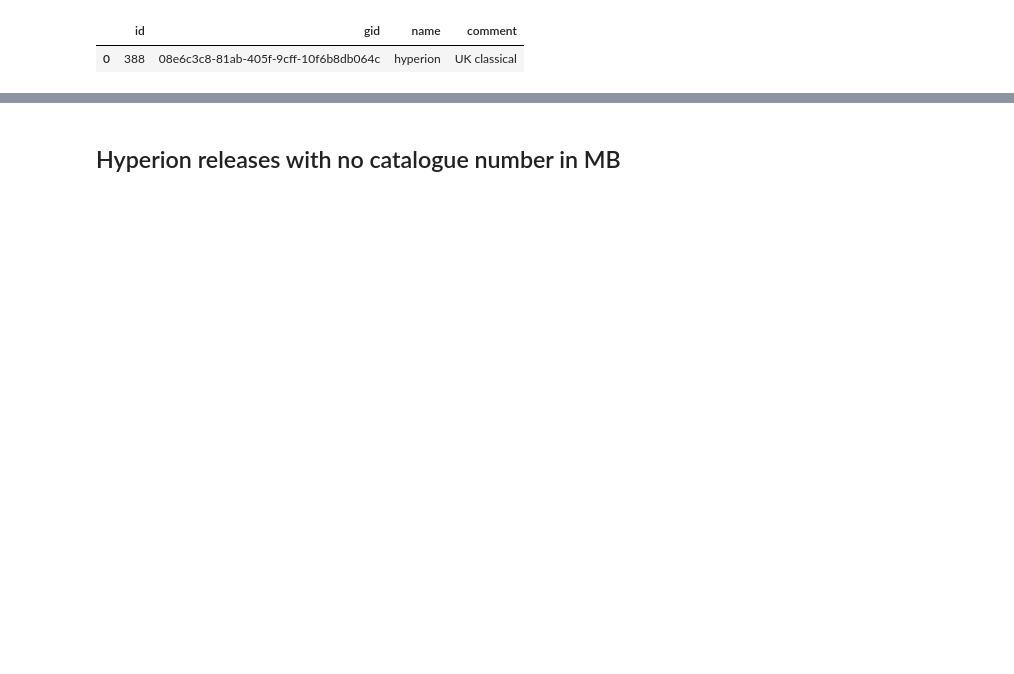
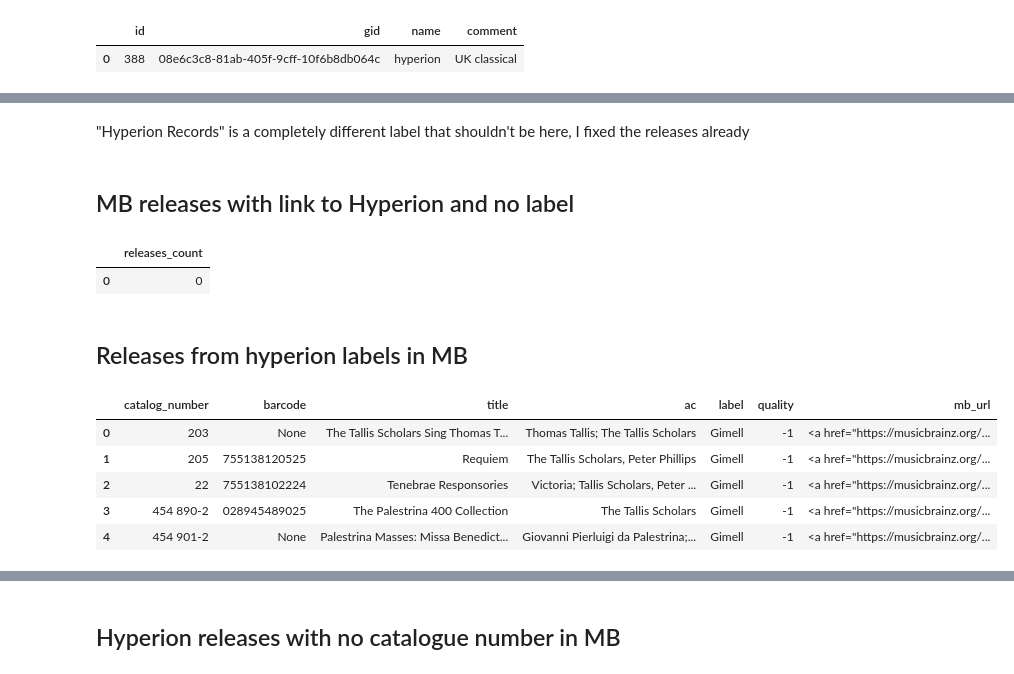
Before and after one commit to loujine/musicbrainz-dataviz, a Jupyter notebook: 18-hyperion.ipynb, the cells around one changed output, grey strips where cells are left out. Cells and saved outputs as stored; diff of their text form; code cells hidden in the pictures; blank space fills up the shorter version.

```diff
--- a/18-hyperion.ipynb
+++ b/18-hyperion.ipynb
@@ -30,11 +80,46 @@ sql("""SELECT id, gid, name, comment FROM label WHERE name='hyperion';""")
+# %% [markdown]
+"Hyperion Records" is a completely different label that shouldn't be here, I fixed the releases already
+# %% [markdown]
+## MB releases with link to Hyperion and no label
+# %%
+sql("""
+SELECT
+    COUNT(*) AS releases_count
+  FROM release       AS r
+  LEFT OUTER JOIN release_label AS rl ON rl.release = r.id
+  JOIN l_release_url AS lu ON r.id = lu.entity0
+  JOIN url           AS u  ON u.id = lu.entity1
+ WHERE u.url ILIKE '%%hyperion-records%%'
+ AND rl.label IS NULL
+;""")
+# %% [output]
+|  | releases_count |
+| 0 | 0 |
+# %% [markdown]
+## Releases from hyperion labels in MB
 # %%
 mb_releases = sql("""
-SELECT rl.catalog_number, release.barcode, release.name, release.gid AS mbid
+SELECT
+    rl.catalog_number,
+    r.barcode,
+    r.name  AS title,
+    ac.name AS ac,
+    label.name AS label,
+    r.quality,
+    r.gid   AS mb_url
   FROM release_label AS rl
-  JOIN release       ON rl.release = release.id
-  JOIN label         ON rl.label = label.id
- WHERE label.name = 'hyperion'
-ORDER BY rl.catalog_number, release.barcode;
+  JOIN release       AS r  ON rl.release = r.id
+  JOIN label               ON rl.label = label.id
+  JOIN artist_credit AS ac ON r.artist_credit = ac.id
+ WHERE label.id IN (388, 22708, 16197, 2900, 53283, 59800, 95583)
+ORDER BY rl.catalog_number, r.barcode;
 """)
-mb_releases['mb_url'] = mb_releases.mbid.apply(mb_release_link)
-del mb_releases['mbid']
+mb_releases['mb_url'] = mb_releases.mb_url.apply(mb_release_link)
+mb_releases.head()
+# %% [output]
+|  | catalog_number | barcode | title | ac | label | quality | mb_url |
+| 0 | 203 | None | The Tallis Scholars Sing Thomas T... | Thomas Tallis; The Tallis Scholars | Gimell | -1 | <a href="https://musicbrainz.org/... |
+| 1 | 205 | 755138120525 | Requiem | The Tallis Scholars, Peter Phillips | Gimell | -1 | <a href="https://musicbrainz.org/... |
+| 2 | 22 | 755138102224 | Tenebrae Responsories | Victoria; Tallis Scholars, Peter ... | Gimell | -1 | <a href="https://musicbrainz.org/... |
+| 3 | 454 890-2 | 028945489025 | The Palestrina 400 Collection | The Tallis Scholars | Gimell | -1 | <a href="https://musicbrainz.org/... |
+| 4 | 454 901-2 | None | Palestrina Masses: Missa Benedict... | Giovanni Pierluigi da Palestrina;... | Gimell | -1 | <a href="https://musicbrainz.org/... |
```
Also changed, not shown: parts of 26 cells of this notebook, 2 other files.
